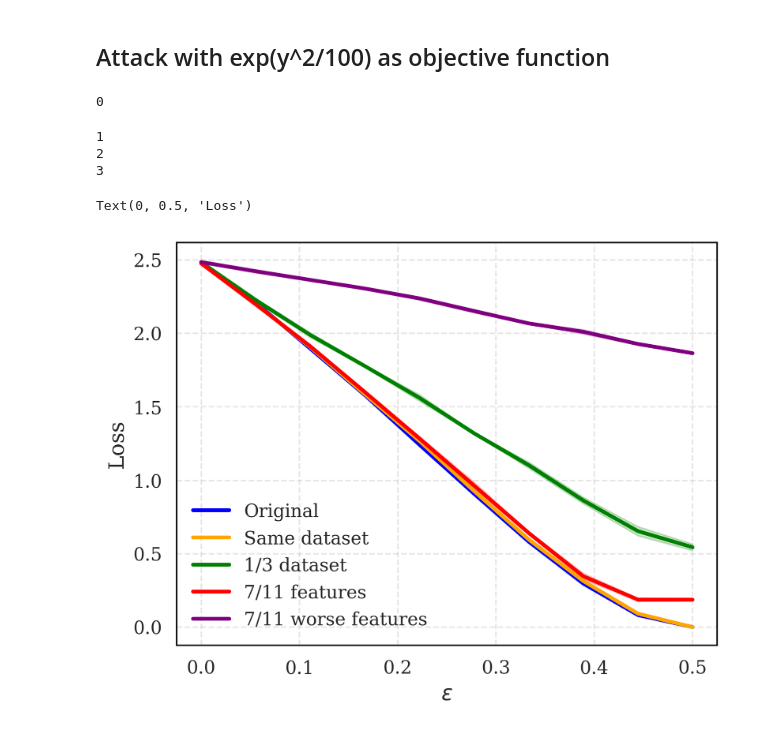
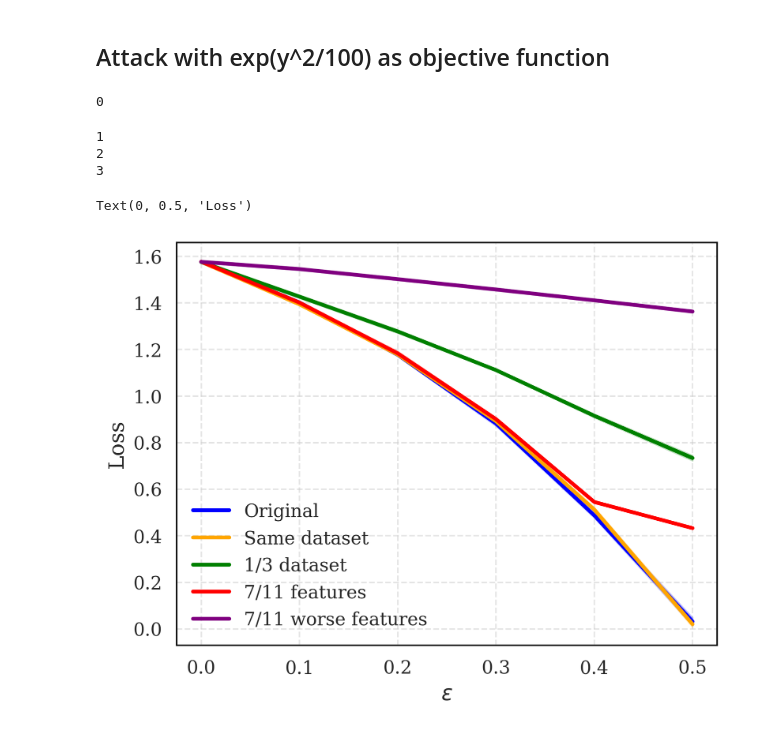
Before and after one commit to pablogarciarce/AdvReg, a Jupyter notebook: notebooks/test_point_bnn_gray.ipynb, the cells around one changed output. Saved outputs shown, nothing was run; the diff lists cells and outputs as text; code cells hidden in the pictures.

```diff
--- a/notebooks/test_point_bnn_gray.ipynb
+++ b/notebooks/test_point_bnn_gray.ipynb
@@ -312,7 +205,7 @@ losses_total_rep1 = []
 losses_total_rep2 = []
 losses_total_rep3 = []
 losses_total_rep4 = []
-epsilons = np.linspace(0, .5, 10)
+epsilons = np.linspace(0, .5, 6)
 
 
 def compute_loss_rep(epsilon, attack_model):
@@ -334,7 +227,7 @@ def compute_loss_rep(epsilon, attack_model):
     else:
         y_adv = model.sample_predictive_distribution(torch.tensor(x_adv_values[-1]).unsqueeze(1), 1000)
     func_mean = torch.exp(y_adv ** 2 / 100).mean()
-    return (func_mean - y_star) ** 2
+    return np.sqrt((func_mean - y_star) ** 2)
 
 
 for _ in range(4):
@@ -361,31 +254,32 @@ for _ in range(4):
 # plot the mean and std of the losses
 original_mean = np.mean(losses_original_rep, axis=0)
 original_std = np.std(losses_original_rep, axis=0)
 attack1_mean = np.mean(losses_total_rep1, axis=0)
 attack1_std = np.std(losses_total_rep1, axis=0)
 attack2_mean = np.mean(losses_total_rep2, axis=0)
 attack2_std = np.std(losses_total_rep2, axis=0)
 attack3_mean = np.mean(losses_total_rep3, axis=0)
 attack3_std = np.std(losses_total_rep3, axis=0)
 attack4_mean = np.mean(losses_total_rep4, axis=0)
 attack4_std = np.std(losses_total_rep4, axis=0)
+plt.figure(figsize=(10, 6))
 plt.plot(epsilons, np.mean(losses_original_rep, axis=0), label='Original', color='blue')
 plt.fill_between(epsilons, original_mean - original_std, original_mean + original_std, alpha=0.2, color='blue')
 plt.plot(epsilons, np.mean(losses_total_rep1, axis=0), label='Same dataset', color='orange')
 plt.fill_between(epsilons, attack1_mean - attack1_std, attack1_mean + attack1_std, alpha=0.2, color='orange')
 plt.plot(epsilons, np.mean(losses_total_rep2, axis=0), label='1/3 dataset', color='green')
 plt.fill_between(epsilons, attack2_mean - attack2_std, attack2_mean + attack2_std, alpha=0.2, color='green')
 plt.plot(epsilons, np.mean(losses_total_rep3, axis=0), label='7/11 features', color='red')
 plt.fill_between(epsilons, attack3_mean - attack3_std, attack3_mean + attack3_std, alpha=0.2, color='red')
 plt.plot(epsilons, np.mean(losses_total_rep4, axis=0), label='7/11 worse features', color='purple')
 plt.fill_between(epsilons, attack4_mean - attack4_std, attack4_mean + attack4_std, alpha=0.2, color='purple')
 plt.legend()
 plt.xlabel('$\epsilon$')
 plt.ylabel('Loss')
 # %% [output]
 0
 1
 2
 3
 Text(0, 0.5, 'Loss')
-[figure, old version]
+[figure, new version]
```
Also changed, not shown: parts of 5 cells of this notebook, 3 other files.
